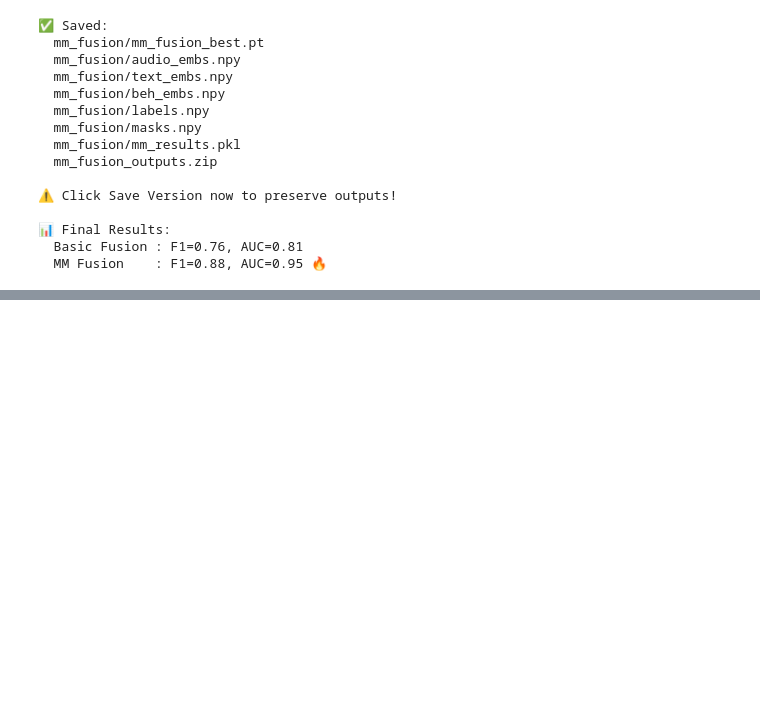
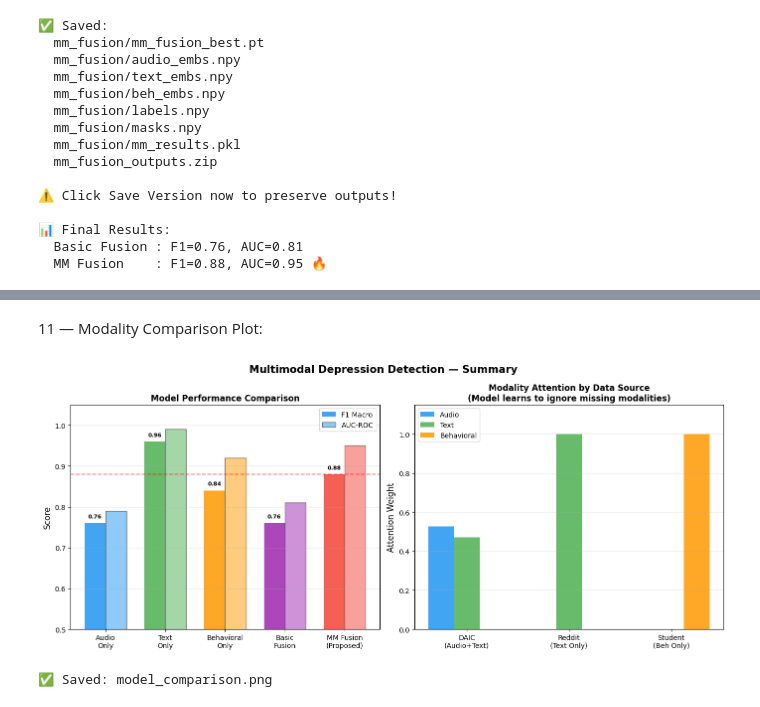
Before and after one commit to gaurkumarsoni/Mental-Health-AI, a Jupyter notebook: 05-missing-modality-fusion.ipynb, the cells around one changed output, grey strips where cells are left out. Cells and saved outputs as stored; diff of their text form; code cells hidden in the pictures; blank space fills up the shorter version.

```diff
--- a/05-missing-modality-fusion.ipynb
+++ b/05-missing-modality-fusion.ipynb
@@ -937,0 +1239,70 @@ print(f"  MM Fusion    : F1=0.88, AUC=0.95 🔥")
+# %% [markdown]
+11 — Modality Comparison Plot:
+# %%
+fig, axes = plt.subplots(1, 2, figsize=(14, 6))
+fig.suptitle('Multimodal Depression Detection — Summary',
+             fontsize=15, fontweight='bold')
+
+# ── Plot 1: Model Comparison ───────────────────────────────────────
+models = ['Audio\nOnly', 'Text\nOnly', 'Behavioral\nOnly',
+          'Basic\nFusion', 'MM Fusion\n(Proposed)']
+f1s    = [0.76, 0.96, 0.84, 0.76, 0.88]
+aucs   = [0.79, 0.99, 0.92, 0.81, 0.95]
+cols   = ['#2196F3','#4CAF50','#FF9800','#9C27B0','#F44336']
+
+x    = np.arange(len(models))
+w    = 0.35
+ax1  = axes[0]
+b1   = ax1.bar(x - w/2, f1s,  w, label='F1 Macro', color=cols, alpha=0.85)
+b2   = ax1.bar(x + w/2, aucs, w, label='AUC-ROC',  color=cols, alpha=0.5,
+               edgecolor='black', linewidth=1)
+
+ax1.set_xticks(x)
+ax1.set_xticklabels(models, fontsize=10)
+ax1.set_ylim(0.5, 1.05)
+ax1.set_ylabel('Score', fontsize=12)
+ax1.set_title('Model Performance Comparison', fontsize=12,
+              fontweight='bold')
+ax1.legend(fontsize=10)
+ax1.grid(axis='y', alpha=0.3)
+ax1.axhline(y=0.88, color='red', linestyle='--',
+            alpha=0.5, label='MM Fusion F1')
+
+# Add value labels
+for bar in b1:
+    ax1.text(bar.get_x() + bar.get_width()/2,
+             bar.get_height() + 0.01,
+             f'{bar.get_height():.2f}',
+             ha='center', va='bottom', fontsize=8, fontweight='bold')
+
+# ── Plot 2: Modality Attention Weights ────────────────────────────
+ax2      = axes[1]
+sources  = ['DAIC\n(Audio+Text)', 'Reddit\n(Text Only)',
+            'Student\n(Beh Only)']
+audio_w  = [0.5278, 0.0000, 0.0000]
+text_w   = [0.4722, 1.0000, 0.0000]
+beh_w    = [0.0000, 0.0000, 1.0000]
+
+x2 = np.arange(len(sources))
+w2 = 0.25
+ax2.bar(x2 - w2, audio_w, w2, label='Audio',      color='#2196F3', alpha=0.85)
+ax2.bar(x2,      text_w,  w2, label='Text',        color='#4CAF50', alpha=0.85)
+ax2.bar(x2 + w2, beh_w,   w2, label='Behavioral',  color='#FF9800', alpha=0.85)
+
+ax2.set_xticks(x2)
+ax2.set_xticklabels(sources, fontsize=10)
+ax2.set_ylim(0, 1.15)
+ax2.set_ylabel('Attention Weight', fontsize=12)
+ax2.set_title('Modality Attention by Data Source\n(Model learns to ignore missing modalities)',
+              fontsize=12, fontweight='bold')
+ax2.legend(fontsize=10)
+ax2.grid(axis='y', alpha=0.3)
+
+plt.tight_layout()
+plt.savefig('/kaggle/working/model_comparison.png',
+            dpi=150, bbox_inches='tight')
+plt.show()
+print("✅ Saved: model_comparison.png")
+# %% [output]
+[figure, added]
+✅ Saved: model_comparison.png
```
Also changed, not shown: parts of 8 cells of this notebook.
